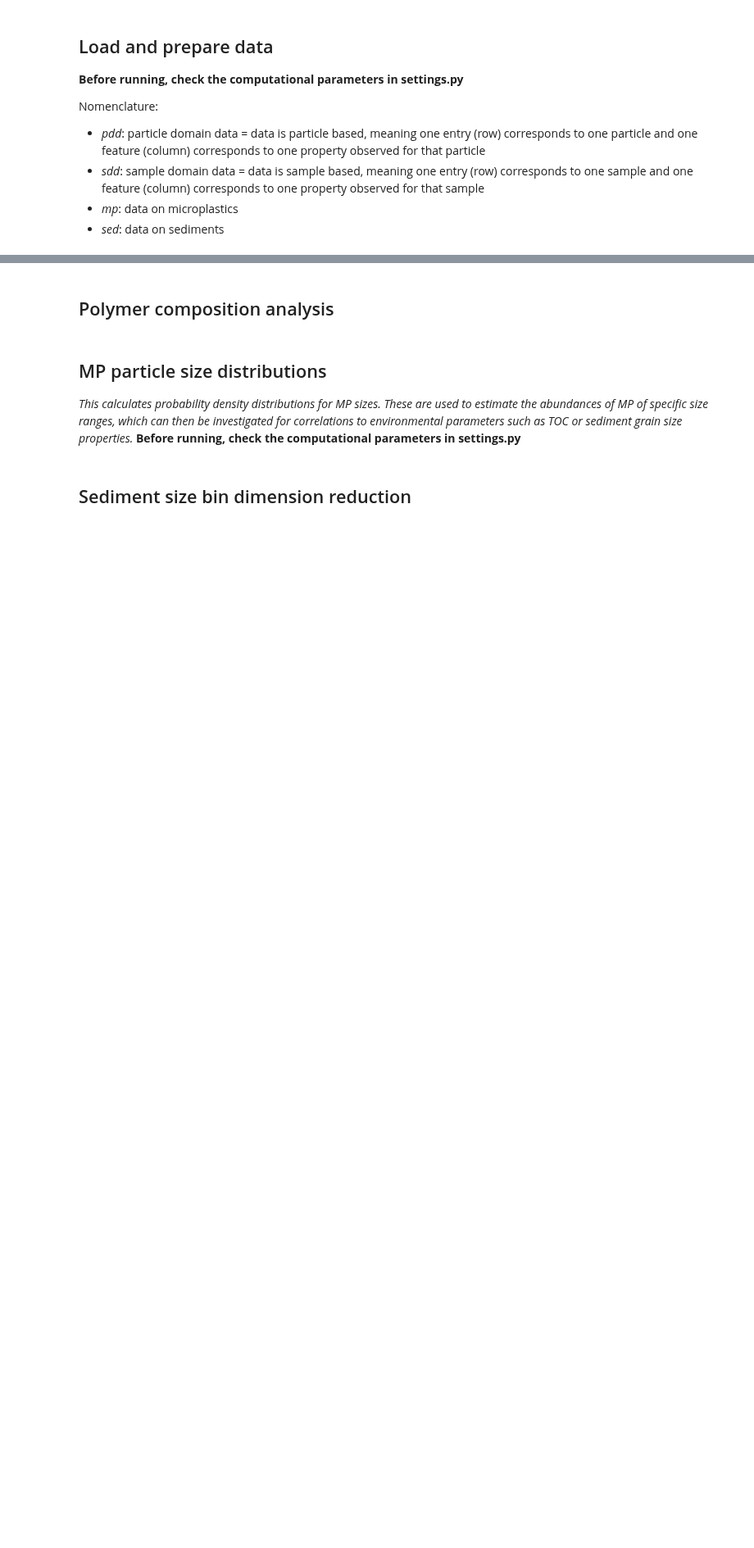
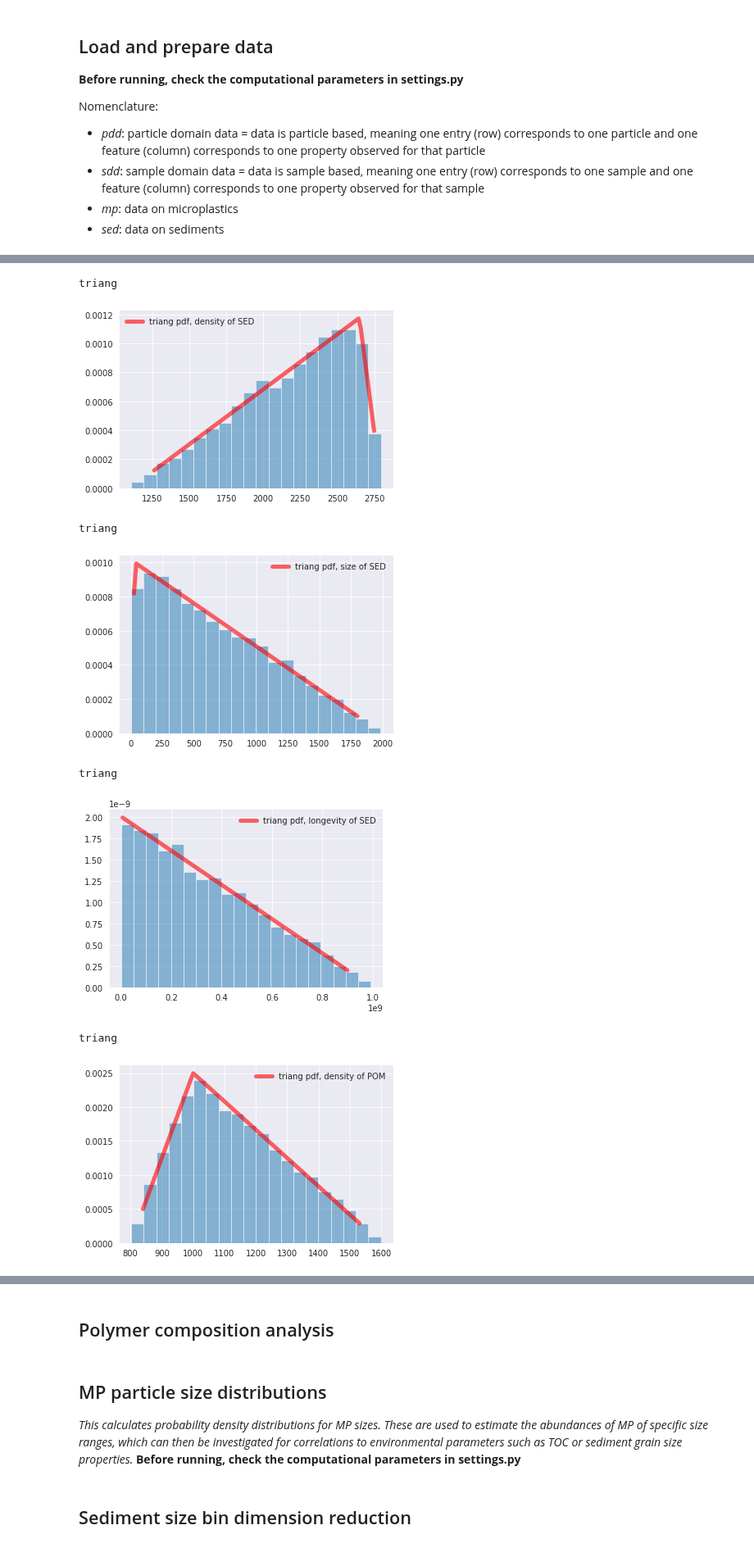
Before and after one commit to robna/MPSchleiSediments, a Jupyter notebook: analysis/analysis.ipynb, the cells around one changed output, grey strips where cells are left out. Shown at 82% size. Saved outputs shown, nothing was run; the diff lists cells and outputs as text; code cells hidden in the pictures; blank space fills up the shorter version.

```diff
--- a/analysis/analysis.ipynb
+++ b/analysis/analysis.ipynb
@@ -48,0 +92,11 @@ sdd_cau = pd.read_csv('../data/Metadata_CAU_sampling_log.csv', index_col=0)
+# %%
+contour_particles = compose_dists_df(n=len(mp_pdd), plot_bins=0)
+# %% [output]
+triang
+[figure, added]
+triang
+[figure, added]
+triang
+[figure, added]
+triang
+[figure, added]
```
Also changed, not shown: parts of 7 cells of this notebook, 3 other files.
